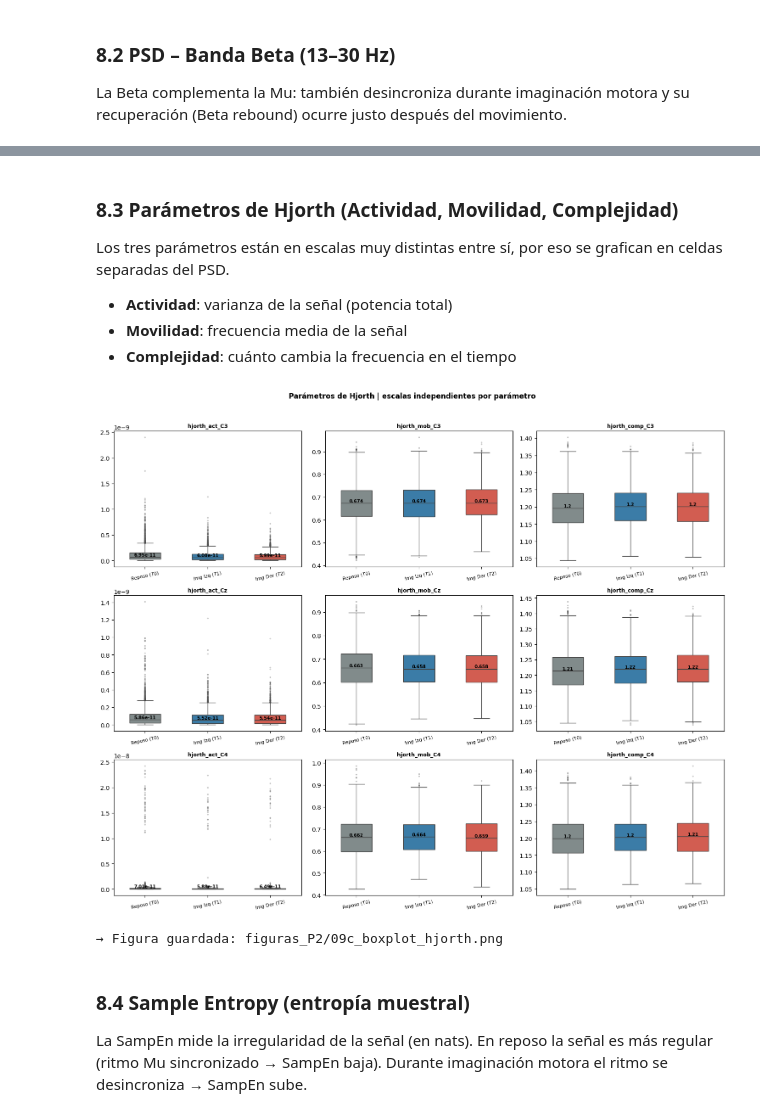
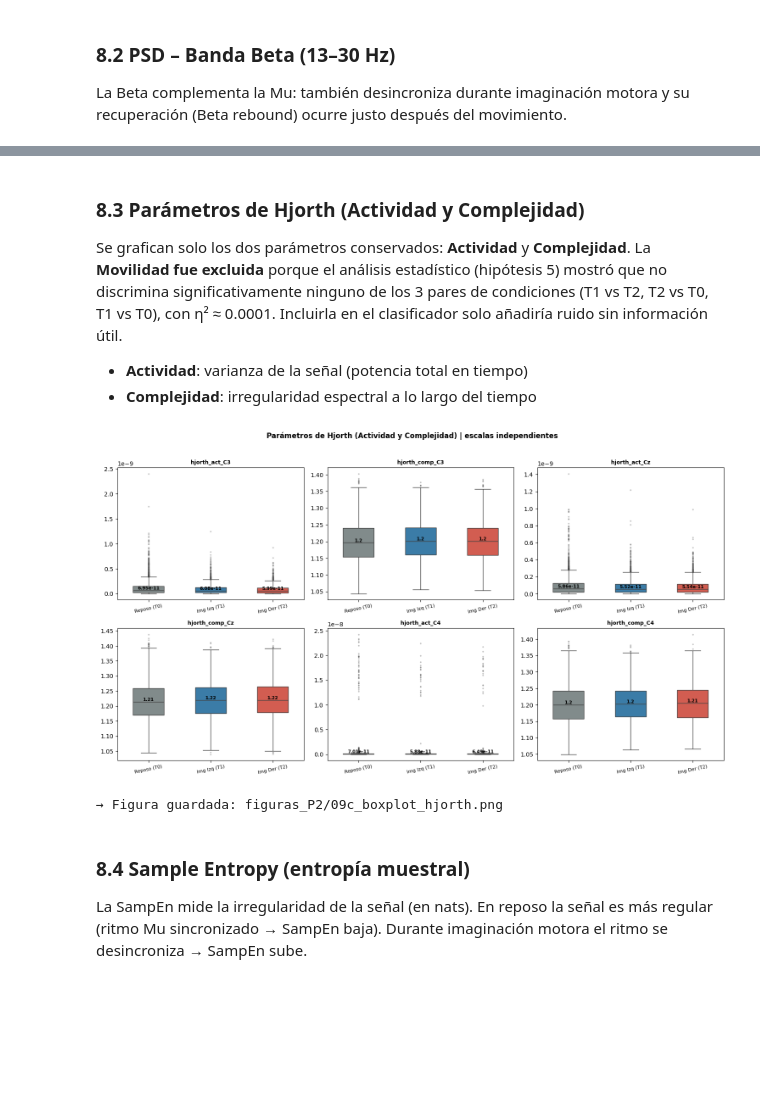
Before and after one commit to CamilaMontiel2510/PROYECTO_EEG_BCI_1, a Jupyter notebook: PROYECTO_2_BCI.ipynb, the cells around one changed output, grey strips where cells are left out. Saved outputs shown, nothing was run; the diff lists cells and outputs as text; code cells hidden in the pictures; blank space fills up the shorter version.

```diff
--- a/PROYECTO_2_BCI.ipynb
+++ b/PROYECTO_2_BCI.ipynb
@@ -332,8 +355,9 @@ def hjorth_params(senal_1d):
     movilidad   = np.sqrt(var_d1 / var_x)  if var_x  > 0 else 0.0
     mob_d1      = np.sqrt(var_d2 / var_d1) if var_d1 > 0 else 0.0
     complejidad = mob_d1 / movilidad        if movilidad > 0 else 0.0
-
-    return actividad, movilidad, complejidad
+    # Movilidad se calcula internamente para complejidad
+    # pero NO se devuelve como feature
+    return actividad, complejidad
 
 print('hjorth_params() definida')
 # %% [output]
@@ -399,15 +441,3 @@ El PLV mide qué tan sincronizadas en fase están las señales de C3 y C4
 
 Para calcularlo usamos la transformada de Hilbert que extrae la fase instantánea
 de cada señal y luego medimos qué tan consistente es la diferencia de fase.
-# %%
-def calcular_plv(senal_c3, senal_c4):
-    """
-    PLV en la banda Mu entre C3 y C4.
-    Fórmula: |mean(exp(j * (fase_C3 - fase_C4)))|
-    """
-    fase_c3 = np.angle(hilbert(senal_c3))
-    fase_c4 = np.angle(hilbert(senal_c4))
-    plv = np.abs(np.mean(np.exp(1j * (fase_c3 - fase_c4))))
-    return float(plv)
-
-print('calcular_plv() definida')
@@ -576,7 +714,7 @@ else:
 
     for i, ruta in enumerate(archivos_img):
         nombre = os.path.basename(ruta)   # ej. S001R04.edf
-        sujeto = nombre[:4]               # S001
+        sujeto = 'sub-' + nombre[1:4]   # → 'sub-001'
         run    = nombre[4:7]              # R04
 
         df_arch = procesar_archivo_a_df(ruta, sujeto, run)
@@ -752,22 +883,27 @@ boxplot_grupo(
 → Figura guardada: figuras_P2/09b_boxplot_psd_beta.png
-# %% [markdown]
-### **8.3 Parámetros de Hjorth (Actividad, Movilidad, Complejidad)**
-
-Los tres parámetros están en escalas muy distintas entre sí,
-por eso se grafican en celdas separadas del PSD.
-- **Actividad**: varianza de la señal (potencia total)
-- **Movilidad**: frecuencia media de la señal
-- **Complejidad**: cuánto cambia la frecuencia en el tiempo
+# %% [markdown]
+### **8.3 Parámetros de Hjorth (Actividad y Complejidad)**
+
+Se grafican solo los dos parámetros conservados: **Actividad** y **Complejidad**.
+La **Movilidad fue excluida** porque el análisis estadístico (hipótesis 5)
+mostró que no discrimina significativamente ninguno de los 3 pares de
+condiciones (T1 vs T2, T2 vs T0, T1 vs T0), con η² ≈ 0.0001.
+Incluirla en el clasificador solo añadiría ruido sin información útil.
+
+- **Actividad**: varianza de la señal (potencia total en tiempo)
+- **Complejidad**: irregularidad espectral a lo largo del tiempo
 # %%
-feats_hjorth = [c for c in cols_feat if 'hjorth' in c.lower()]
+# Solo graficamos Actividad y Complejidad (Movilidad eliminada)
+feats_hjorth = [c for c in cols_feat
+                if 'hjorth' in c.lower() and 'mob' not in c.lower()]
 boxplot_grupo(
     feats_hjorth,
-    'Parámetros de Hjorth | escalas independientes por parámetro',
+    'Parámetros de Hjorth (Actividad y Complejidad) | escalas independientes',
     '09c_boxplot_hjorth.png',
     df_plot, orden, paleta
 )
 # %% [output]
-[figure, old version]
+[figure, new version]
 → Figura guardada: figuras_P2/09c_boxplot_hjorth.png
 # %% [markdown]
 ### **8.4 Sample Entropy (entropía muestral)**
```
Also changed, not shown: parts of 58 cells of this notebook.
